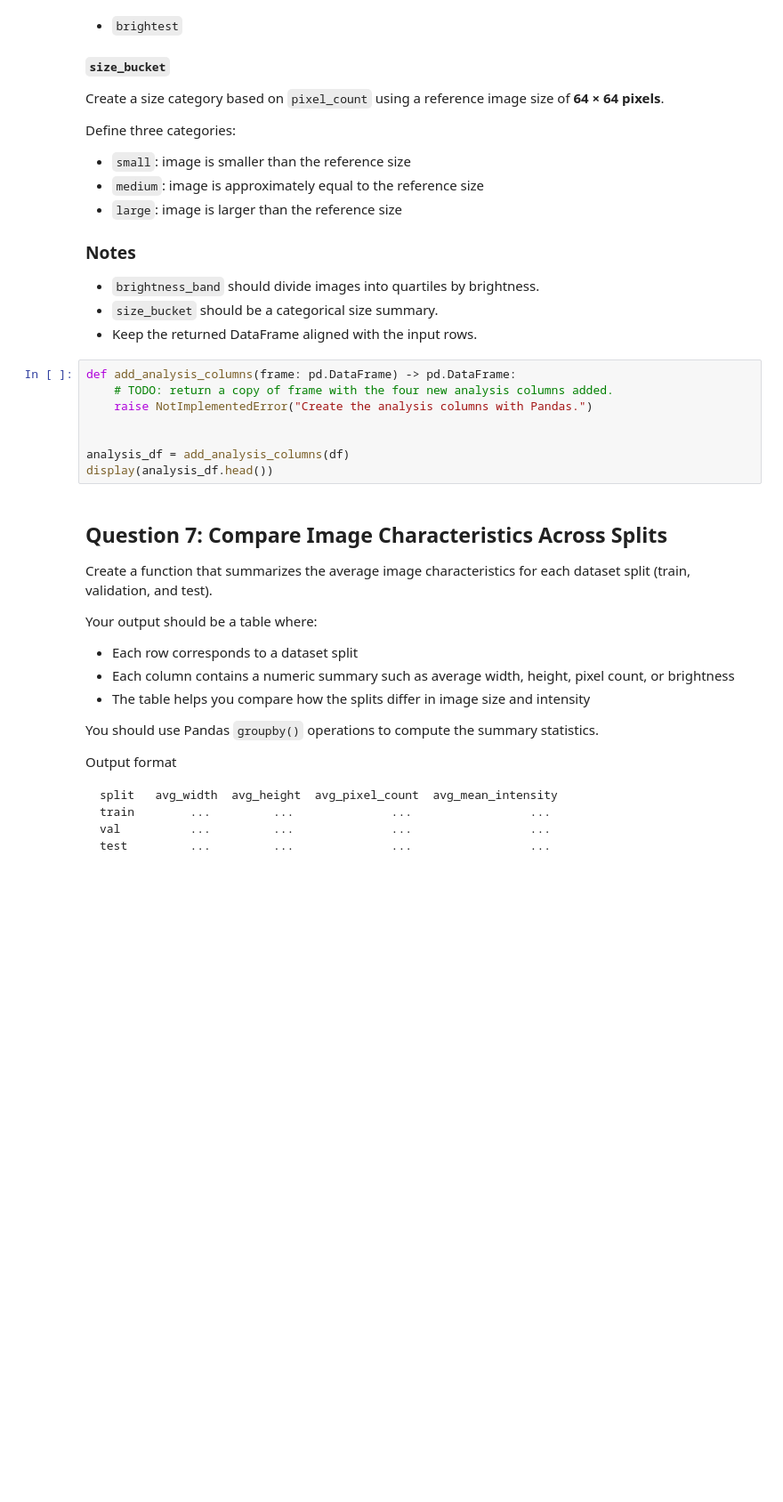
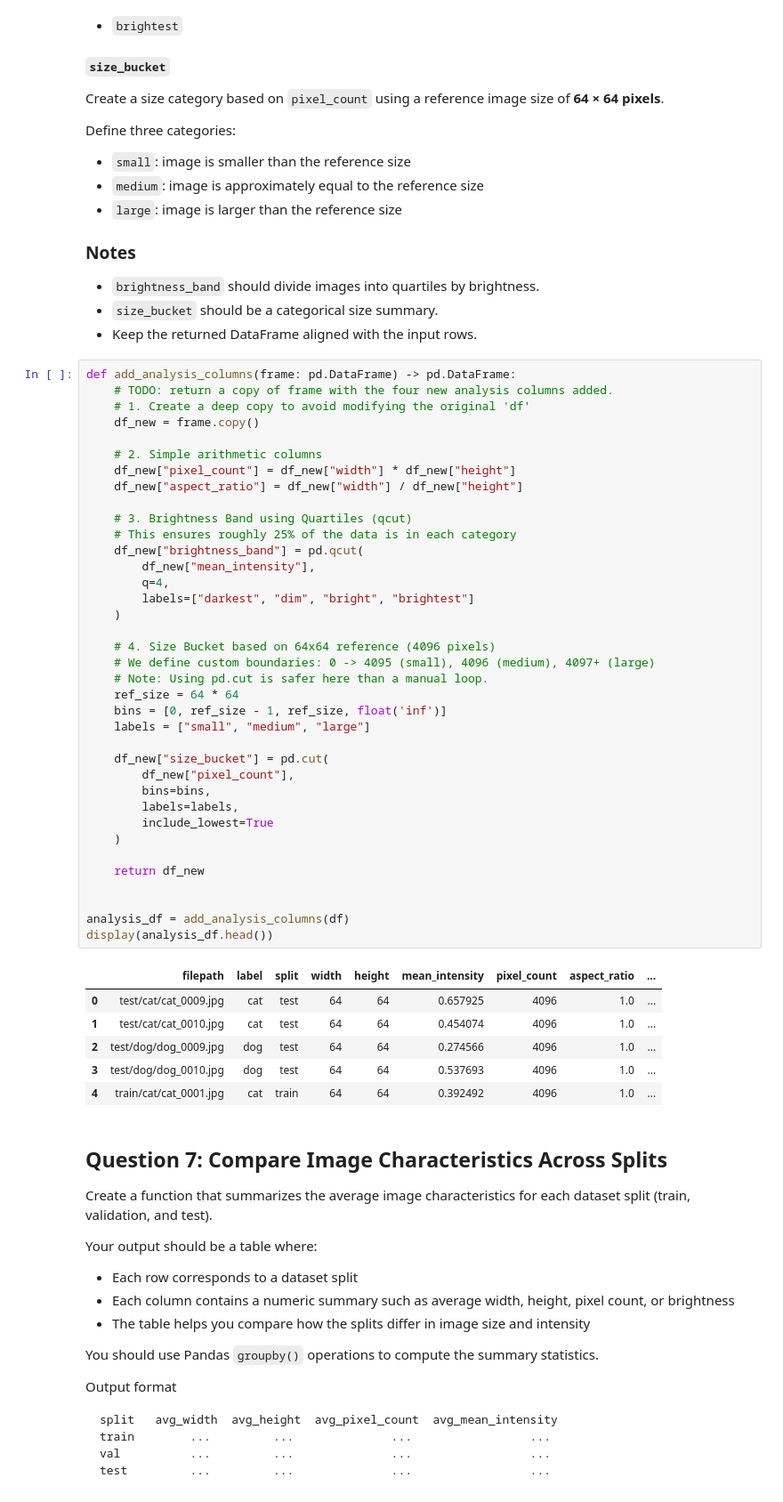
Before and after one commit to vgu-dsai-2026/lab-2-pandas-gathosan012, a Jupyter notebook: notebook.ipynb, the cells around one changed output. Shown at 89% size. Saved outputs shown, nothing was run; the diff lists cells and outputs as text; blank space fills up the shorter version.

```diff
--- a/notebook.ipynb
+++ b/notebook.ipynb
@@ -357,11 +445,47 @@ Define three categories:
 # %%
 def add_analysis_columns(frame: pd.DataFrame) -> pd.DataFrame:
     # TODO: return a copy of frame with the four new analysis columns added.
-    raise NotImplementedError("Create the analysis columns with Pandas.")
+    # 1. Create a deep copy to avoid modifying the original 'df'
+    df_new = frame.copy()
+
+    # 2. Simple arithmetic columns
+    df_new["pixel_count"] = df_new["width"] * df_new["height"]
+    df_new["aspect_ratio"] = df_new["width"] / df_new["height"]
+
+    # 3. Brightness Band using Quartiles (qcut)
+    # This ensures roughly 25% of the data is in each category
+    df_new["brightness_band"] = pd.qcut(
+        df_new["mean_intensity"],
+        q=4,
+        labels=["darkest", "dim", "bright", "brightest"]
+    )
+
+    # 4. Size Bucket based on 64x64 reference (4096 pixels)
+    # We define custom boundaries: 0 -> 4095 (small), 4096 (medium), 4097+ (large)
+    # Note: Using pd.cut is safer here than a manual loop.
+    ref_size = 64 * 64
+    bins = [0, ref_size - 1, ref_size, float('inf')]
+    labels = ["small", "medium", "large"]
+
+    df_new["size_bucket"] = pd.cut(
+        df_new["pixel_count"],
+        bins=bins,
+        labels=labels,
+        include_lowest=True
+    )
+
+    return df_new
 
 
 analysis_df = add_analysis_columns(df)
 display(analysis_df.head())
+# %% [output]
+|  | filepath | label | split | width | height | mean_intensity | pixel_count | aspect_ratio | ... |
+| 0 | test/cat/cat_0009.jpg | cat | test | 64 | 64 | 0.657925 | 4096 | 1.0 | ... |
+| 1 | test/cat/cat_0010.jpg | cat | test | 64 | 64 | 0.454074 | 4096 | 1.0 | ... |
+| 2 | test/dog/dog_0009.jpg | dog | test | 64 | 64 | 0.274566 | 4096 | 1.0 | ... |
+| 3 | test/dog/dog_0010.jpg | dog | test | 64 | 64 | 0.537693 | 4096 | 1.0 | ... |
+| 4 | train/cat/cat_0001.jpg | cat | train | 64 | 64 | 0.392492 | 4096 | 1.0 | ... |
 # %% [markdown]
 ## Question 7: Compare Image Characteristics Across Splits
 
```
Also changed, not shown: parts of 8 cells of this notebook.
